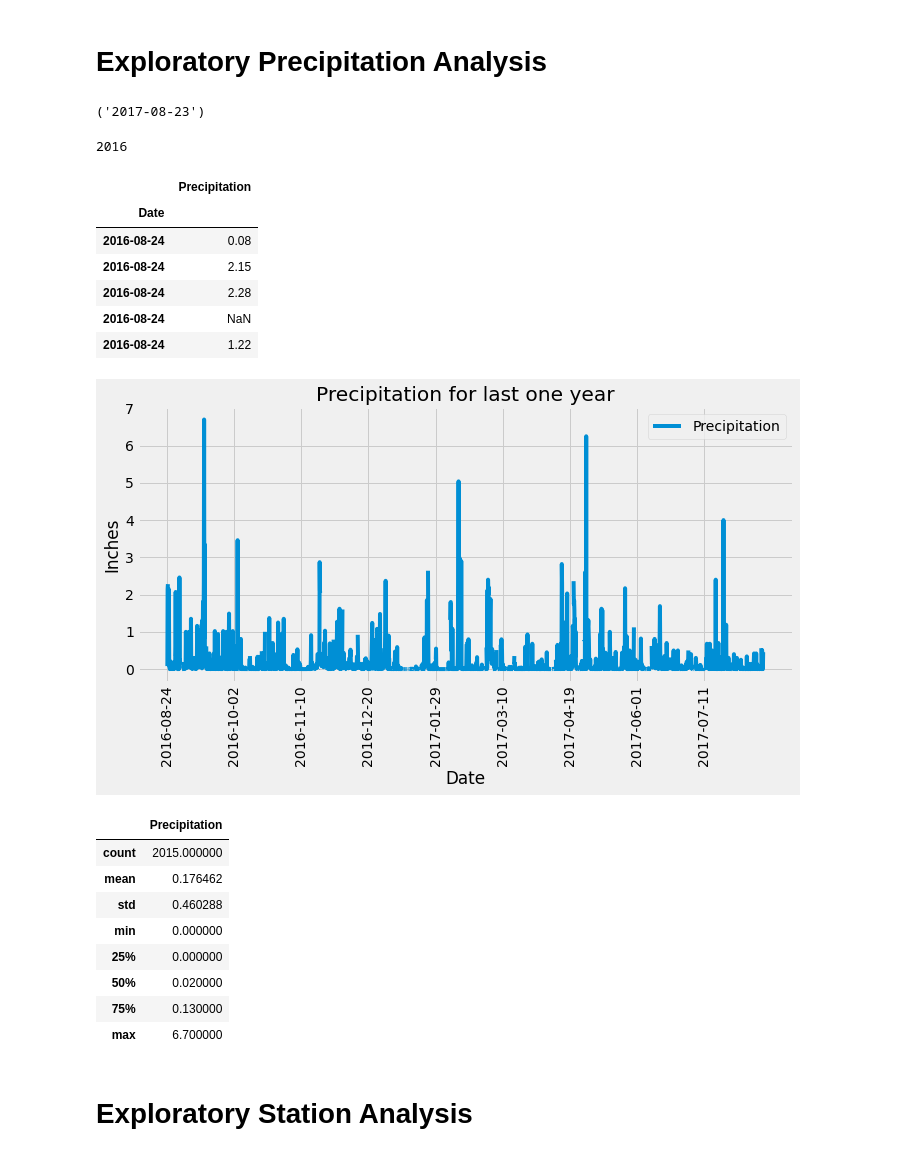
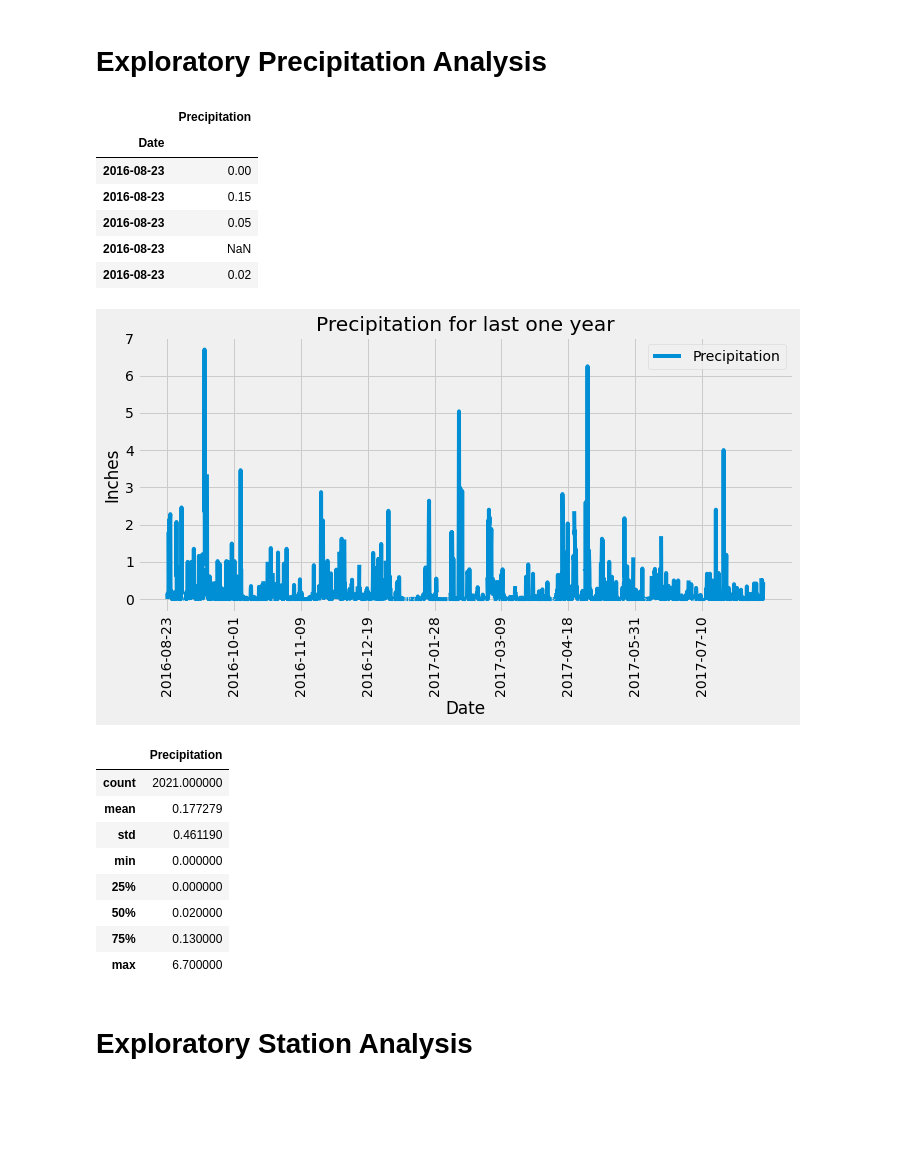
Before and after one commit to mirahmed07/sqlalchemy-challenge, a Jupyter notebook: climate_starter.ipynb, the cells around one changed output. Cells and saved outputs as stored; diff of their text form; code cells hidden in the pictures; blank space fills up the shorter version.

```diff
--- a/climate_starter.ipynb
+++ b/climate_starter.ipynb
@@ -51,47 +50,41 @@ tobs FLOAT
 # Exploratory Precipitation Analysis
 # %%
 # Find the most recent date in the data set.
-last_date = session.query(Measurement.date).order_by(Measurement.date.desc()).first()
-last_date
+last_date = session.query(Measurement.date).order_by(Measurement.date.desc()).first()[0]
+
+# Convert string date to date format
+last_dt = (dt.datetime.strptime(last_date, "%Y-%m-%d")).date()
-# %% [output]
-('2017-08-23')
-# %%
-one_year_ago = dparser.parse(last_date[0],fuzzy=True) - dt.timedelta(days=365)
-one_year_ago.year
-# %% [output]
-2016
 # %%
 # Calculate the date one year from the last date in data set.
-one_year_ago = dparser.parse(last_date[0],fuzzy=True) - dt.timedelta(days=365)
-one_year_ago
+one_year_ago = last_dt - dt.timedelta(days=365)
 # Design a query to retrieve the last 12 months of precipitation data and plot the results.
 # Starting from the most recent data point in the database.
 prcp_data = session.query(Measurement.date, Measurement.prcp).\
     filter(Measurement.date >= one_year_ago).\
     order_by(Measurement.date).all()
 
 
 # Perform a query to retrieve the data and precipitation scores
-all_scores = session.query(Measurement.date, Measurement.prcp).order_by(Measurement.date.desc()).all()
+# all_scores = session.query(Measurement.date, Measurement.prcp).order_by(Measurement.date.desc()).all()
 
 # Save the query results as a Pandas DataFrame and set the index to the date column
 # Sort the dataframe by date
 prcp_df = pd.DataFrame(prcp_data, columns=["Date","Precipitation"]).sort_values('Date')
 prcp_df.set_index("Date", inplace=True)
 
 
 # prcp_df = prcp_df.sort_index(ascending=True)
 # prcp_df.sort_values(by = 'Date', inplace = True)
 
 prcp_df.head()
 # %% [output]
 |  | Precipitation |
 | Date |  |
-| 2016-08-24 | 0.08 |
-| 2016-08-24 | 2.15 |
-| 2016-08-24 | 2.28 |
-| 2016-08-24 | NaN |
-| 2016-08-24 | 1.22 |
+| 2016-08-23 | 0.00 |
+| 2016-08-23 | 0.15 |
+| 2016-08-23 | 0.05 |
+| 2016-08-23 | NaN |
+| 2016-08-23 | 0.02 |
 # %%
 # Fixing X-ticks
 x = np.arange(0, len(prcp_df), 250)
@@ -108,15 +101,15 @@ plt.tight_layout()
 plt.savefig("Images/precipitation.png")
 plt.show()
 # %% [output]
-[figure, old version]
+[figure, new version]
 # %%
 # Use Pandas to calcualte the summary statistics for the precipitation data
 prcp_df.describe()
 # %% [output]
 |  | Precipitation |
-| count | 2015.000000 |
-| mean | 0.176462 |
-| std | 0.460288 |
+| count | 2021.000000 |
+| mean | 0.177279 |
+| std | 0.461190 |
 | min | 0.000000 |
 | 25% | 0.000000 |
 | 50% | 0.020000 |
```
Also changed, not shown: parts of 2 cells of this notebook, 4 other files.
